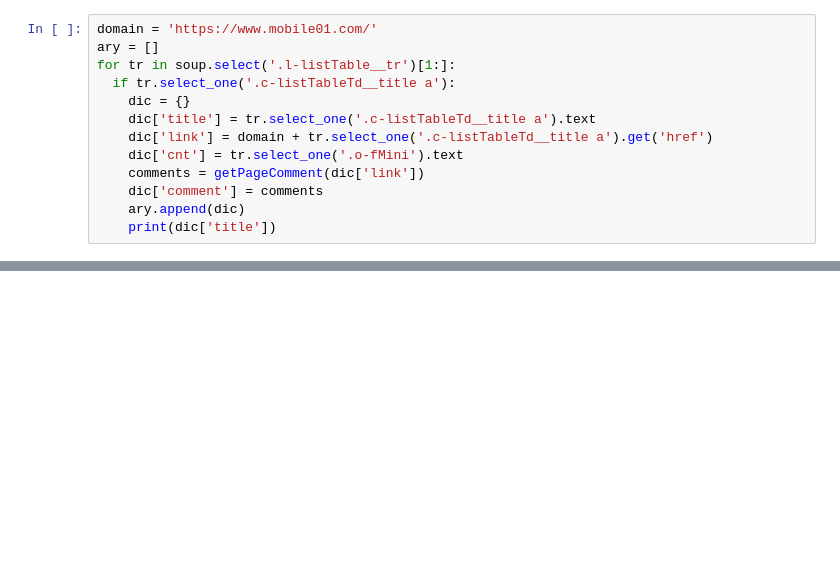
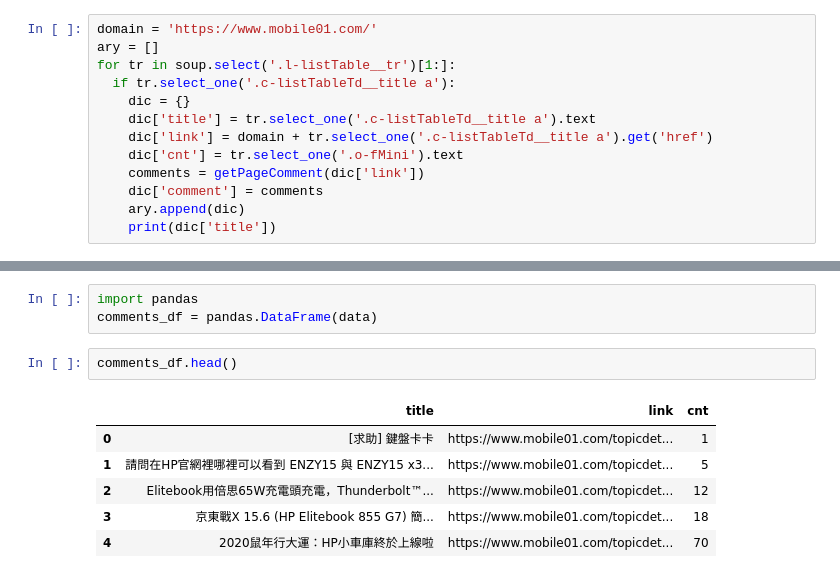
Before and after one commit to ywchiu/HPPY, a Jupyter notebook: Demo20210319.ipynb, the cells around one changed output, grey strips where cells are left out. Drawn from its saved outputs; the diff is of its cells as text; blank space fills up the shorter version.

```diff
--- a/Demo20210319.ipynb
+++ b/Demo20210319.ipynb
@@ -405,0 +786,12 @@ for tr in soup.select('.l-listTable__tr')[1:]:
+# %%
+import pandas
+comments_df = pandas.DataFrame(data)
+# %%
+comments_df.head()
+# %% [output]
+|  | title | link | cnt |
+| 0 | [求助] 鍵盤卡卡 | https://www.mobile01.com/topicdet... | 1 |
+| 1 | 請問在HP官網裡哪裡可以看到 ENZY15 與 ENZY15 x3... | https://www.mobile01.com/topicdet... | 5 |
+| 2 | Elitebook用倍思65W充電頭充電，Thunderbolt™... | https://www.mobile01.com/topicdet... | 12 |
+| 3 | 京東戰X 15.6 (HP Elitebook 855 G7) 簡... | https://www.mobile01.com/topicdet... | 18 |
+| 4 | 2020鼠年行大運：HP小車庫終於上線啦 | https://www.mobile01.com/topicdet... | 70 |
```
Also changed, not shown: parts of 44 cells of this notebook.
